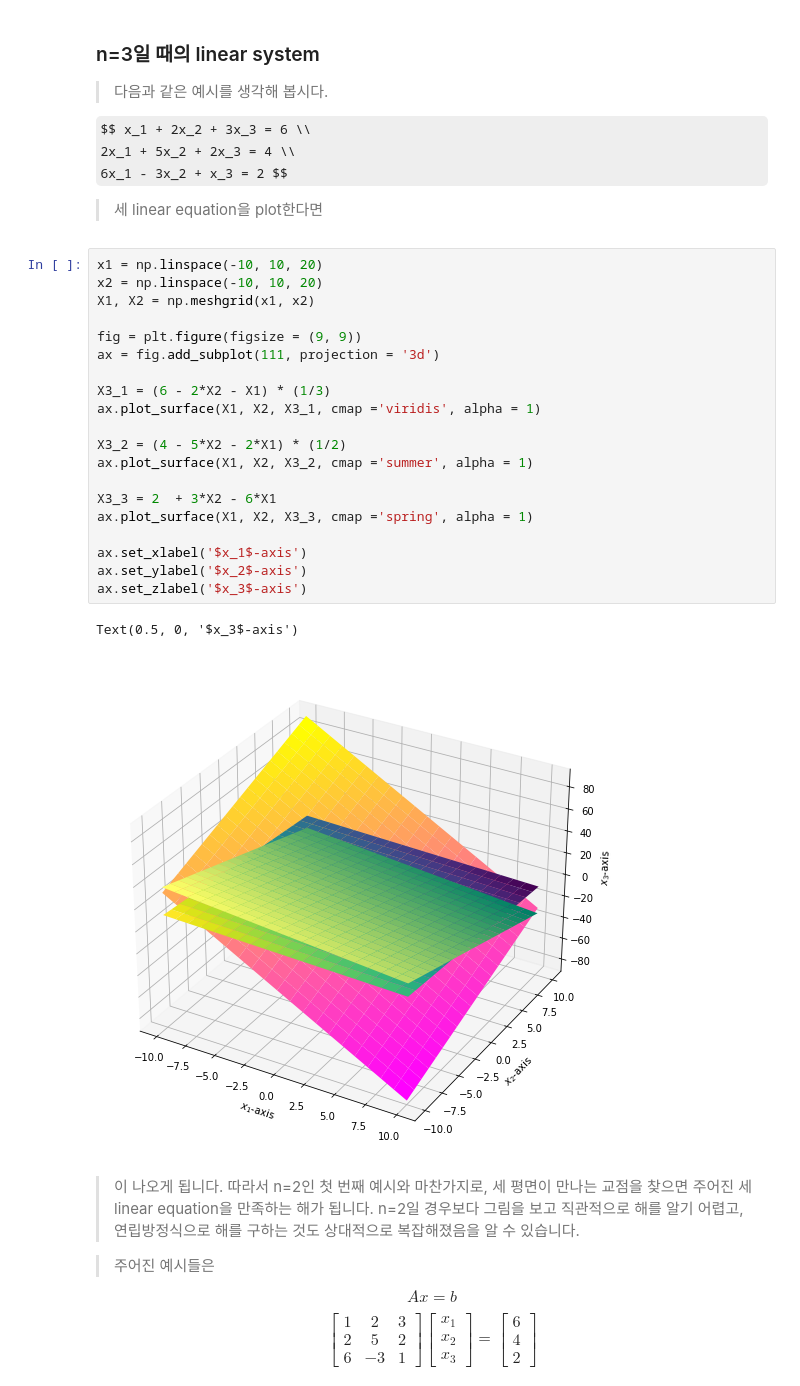
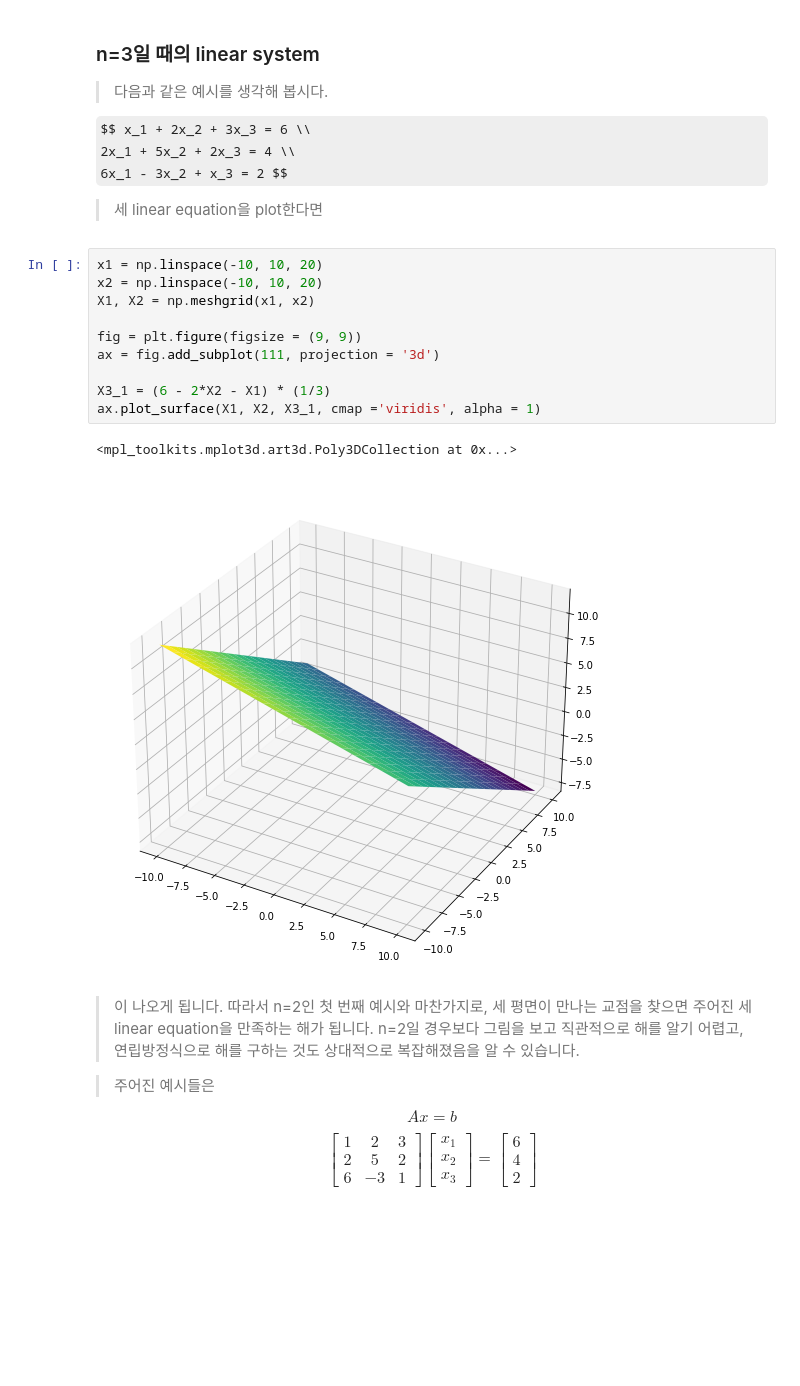
Before and after one commit to GwonGaram/ML, a Jupyter notebook: linear_algebra/[HW3] Practice_1.ipynb, the cells around one changed output. Cells and saved outputs as stored; diff of their text form; some formulas as TeX source; blank space fills up the shorter version.

```diff
--- a/linear_algebra/[HW3] Practice_1.ipynb
+++ b/linear_algebra/[HW3] Practice_1.ipynb
@@ -201,26 +209,16 @@ $$ x_1 + 2x_2 + 3x_3 = 6 \\
 # %%
 x1 = np.linspace(-10, 10, 20)
 x2 = np.linspace(-10, 10, 20)
 X1, X2 = np.meshgrid(x1, x2)
 
 fig = plt.figure(figsize = (9, 9))
 ax = fig.add_subplot(111, projection = '3d')
 
 X3_1 = (6 - 2*X2 - X1) * (1/3)
 ax.plot_surface(X1, X2, X3_1, cmap ='viridis', alpha = 1)
-
-X3_2 = (4 - 5*X2 - 2*X1) * (1/2)
-ax.plot_surface(X1, X2, X3_2, cmap ='summer', alpha = 1)
-
-X3_3 = 2  + 3*X2 - 6*X1
-ax.plot_surface(X1, X2, X3_3, cmap ='spring', alpha = 1)
-
-ax.set_xlabel('$x_1$-axis')
-ax.set_ylabel('$x_2$-axis')
-ax.set_zlabel('$x_3$-axis')
 # %% [output]
-Text(0.5, 0, '$x_3$-axis')
+<mpl_toolkits.mplot3d.art3d.Poly3DCollection at 0x...>
-[figure, old version]
+[figure, new version]
 # %% [markdown]
 
 
```
Also changed, not shown: parts of 19 cells of this notebook, 5 other files.
